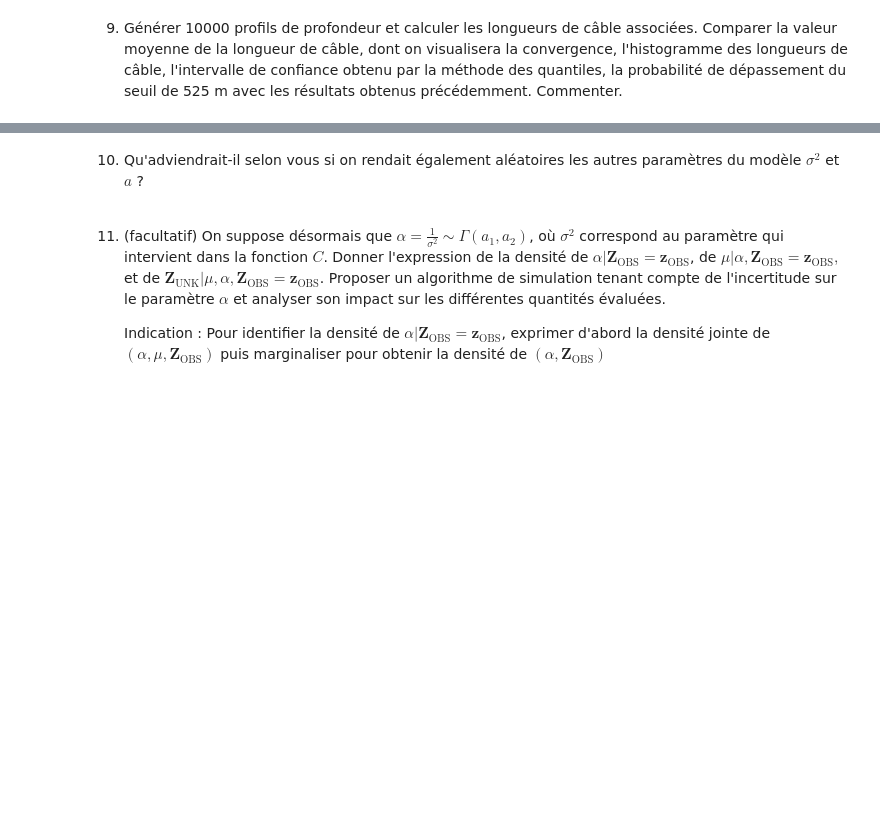
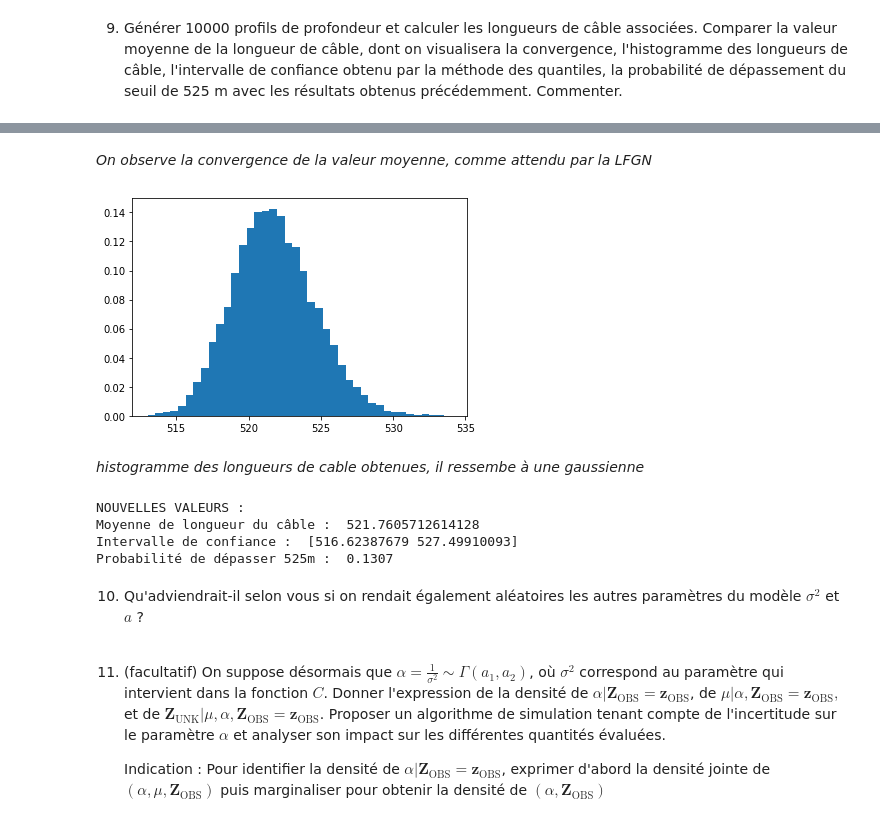
Before and after one commit to CarolineJeandat/projet_numerique_3, a Jupyter notebook: Projet numérique de Probabilités 2021.ipynb, the cells around one changed output, grey strips where cells are left out. Drawn from its saved outputs; the diff is of its cells as text; code cells hidden in the pictures; blank space fills up the shorter version.

```diff
--- a/Projet numérique de Probabilités 2021.ipynb
+++ b/Projet numérique de Probabilités 2021.ipynb
@@ -486,3 +505,20 @@ plt.show()
+# %% [markdown]
+*On observe la convergence de la valeur moyenne, comme attendu par la LFGN*
+# %%
+plt.hist(result, 40, density=True)
+plt.show()
+# %% [output]
+[figure, added]
+# %% [markdown]
+*histogramme des longueurs de cable obtenues, il ressembe à une gaussienne*
+# %%
+print ("NOUVELLES VALEURS : \nMoyenne de longueur du câble : ", sum(result)/K, "\nIntervalle de confiance : ",
+       np.quantile(resultat,[0.025,0.975]), "\nProbabilité de dépasser 525m : ", np.mean(result>525))
+# %% [output]
+NOUVELLES VALEURS :
+Moyenne de longueur du câble :  521.7605712614128
+Intervalle de confiance :  [516.62387679 527.49910093]
+Probabilité de dépasser 525m :  0.1307
 # %% [markdown]
 10. Qu'adviendrait-il selon vous si on rendait également aléatoires les autres paramètres du modèle $\sigma^2$ et $a$ ?
 # %% [markdown]
```
Also changed, not shown: parts of 15 cells of this notebook.
